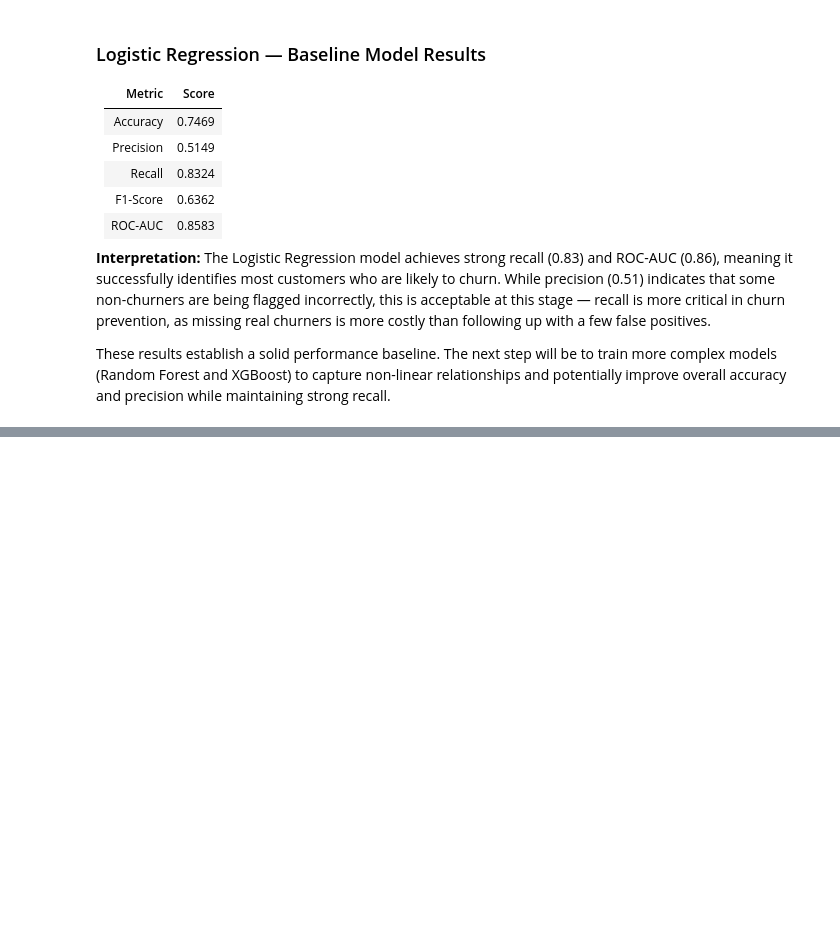
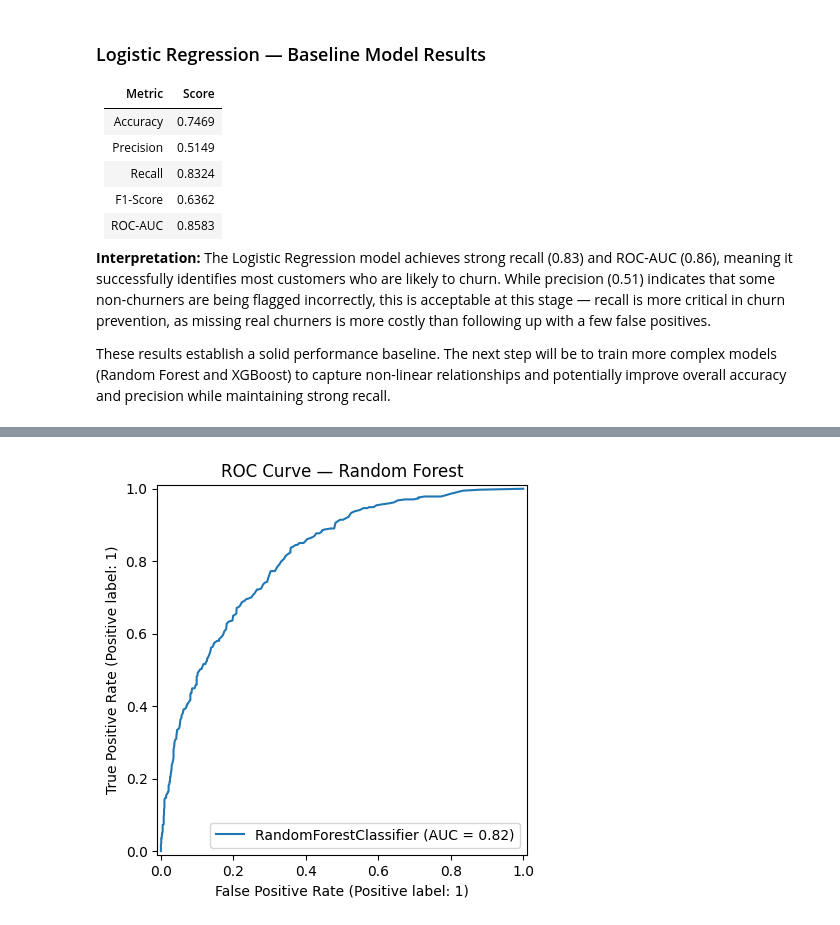
Before and after one commit to spraxx/churn-prediction-pipeline, a Jupyter notebook: notebooks/model_training.ipynb, the cells around one changed output, grey strips where cells are left out. Saved outputs shown, nothing was run; the diff lists cells and outputs as text; code cells hidden in the pictures; blank space fills up the shorter version.

```diff
--- a/notebooks/model_training.ipynb
+++ b/notebooks/model_training.ipynb
@@ -184,0 +229,6 @@ These results establish a solid performance baseline. The next step will be to t
+# %%
+RocCurveDisplay.from_estimator(rf, X_test, y_test)
+plt.title("ROC Curve — Random Forest")
+plt.show()
+# %% [output]
+[figure, added]
```
Also changed, not shown: parts of 16 cells of this notebook.
